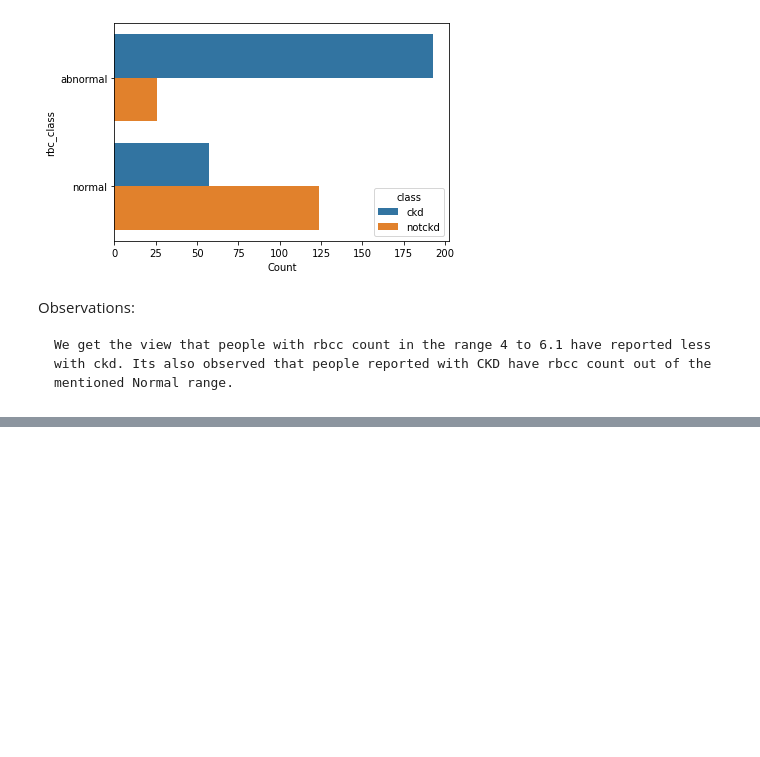
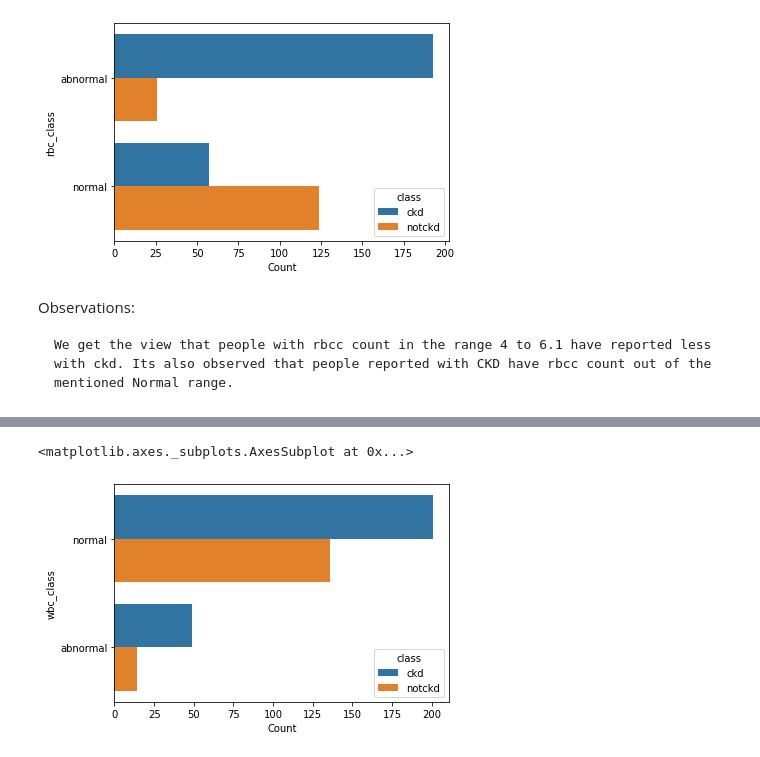
Before and after one commit to reenanagrale/Data_Mining_assignment, a Jupyter notebook: CKD_preprocessing.ipynb, the cells around one changed output, grey strips where cells are left out. Cells and saved outputs as stored; diff of their text form; code cells hidden in the pictures; blank space fills up the shorter version.

```diff
--- a/CKD_preprocessing.ipynb
+++ b/CKD_preprocessing.ipynb
@@ -354,0 +411,17 @@ Observations:
+# %%
+ckd_copy['wbcc']=ckd_copy['wbcc'].str.replace('\t','')
+ckd_copy['wbcc'].replace('?',0, inplace=True)
+# %%
+#wbcc column have 106 records with no wbcc values, so fill this with mean
+ckd_copy['wbcc']=ckd_copy['wbcc'].astype('int')
+ckd_copy['wbcc'].replace(0,ckd_copy['wbcc'].mean(), inplace=True)
+# %%
+#Normal range for wbc count is 5400 to 11000 so creating new categorical column for wbc
+ckd_copy['wbc_class'] = np.where(((ckd_copy['wbcc']>=5400)&(ckd_copy['wbcc']<=11000)),'normal','abnormal')
+# %%
+wbc_class_grp = ckd_copy.groupby(['class','wbc_class']).count()['SNo'].reset_index().sort_values(by='SNo',ascending=False).rename({'SNo':'Count'},axis=1)
+# %%
+sns.barplot(y=wbc_class_grp['wbc_class'],x=wbc_class_grp['Count'],hue=wbc_class_grp['class'])
+# %% [output]
+<matplotlib.axes._subplots.AxesSubplot at 0x...>
+[figure, added]
```
Also changed, not shown: parts of 53 cells of this notebook.
